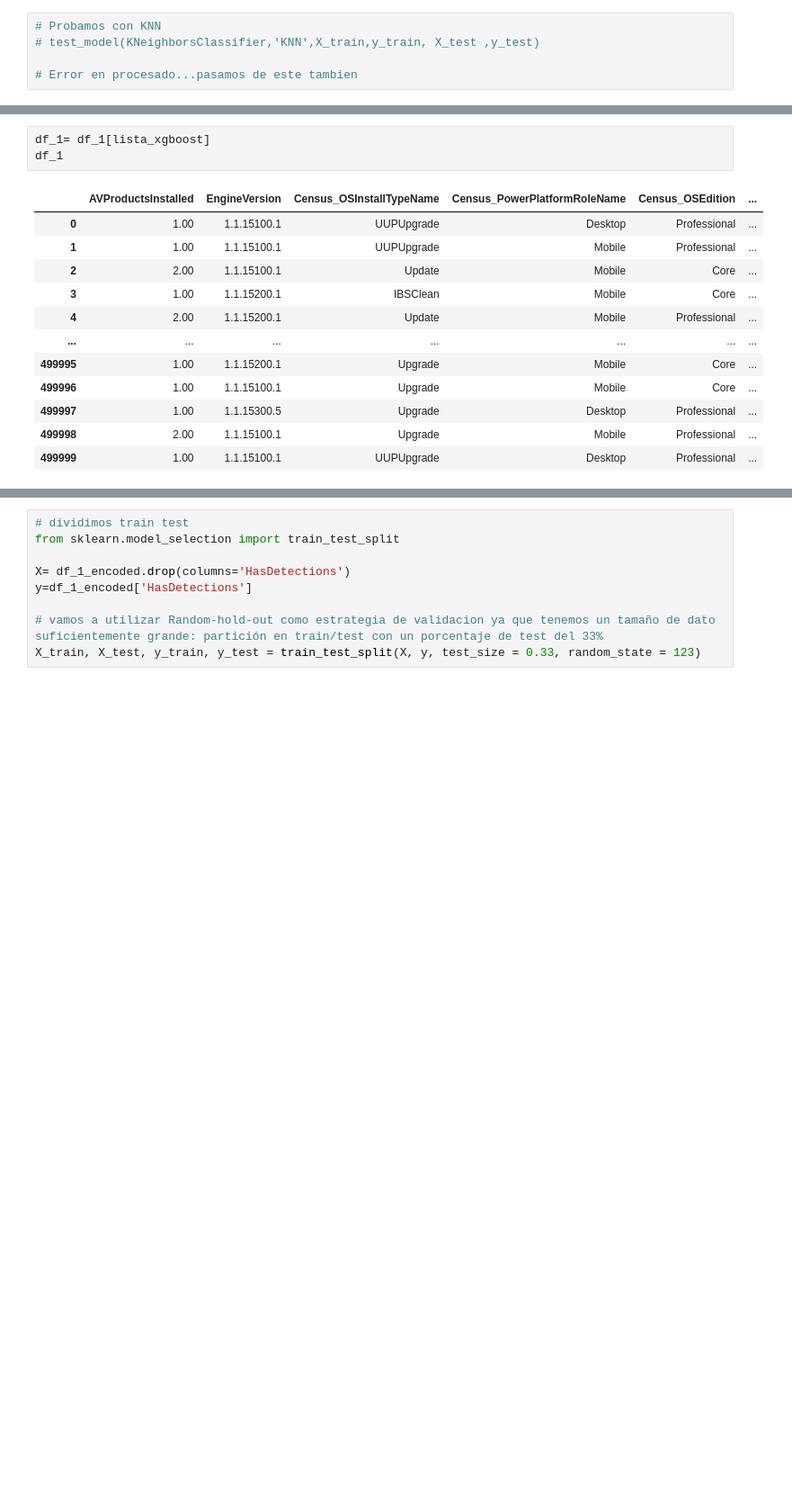
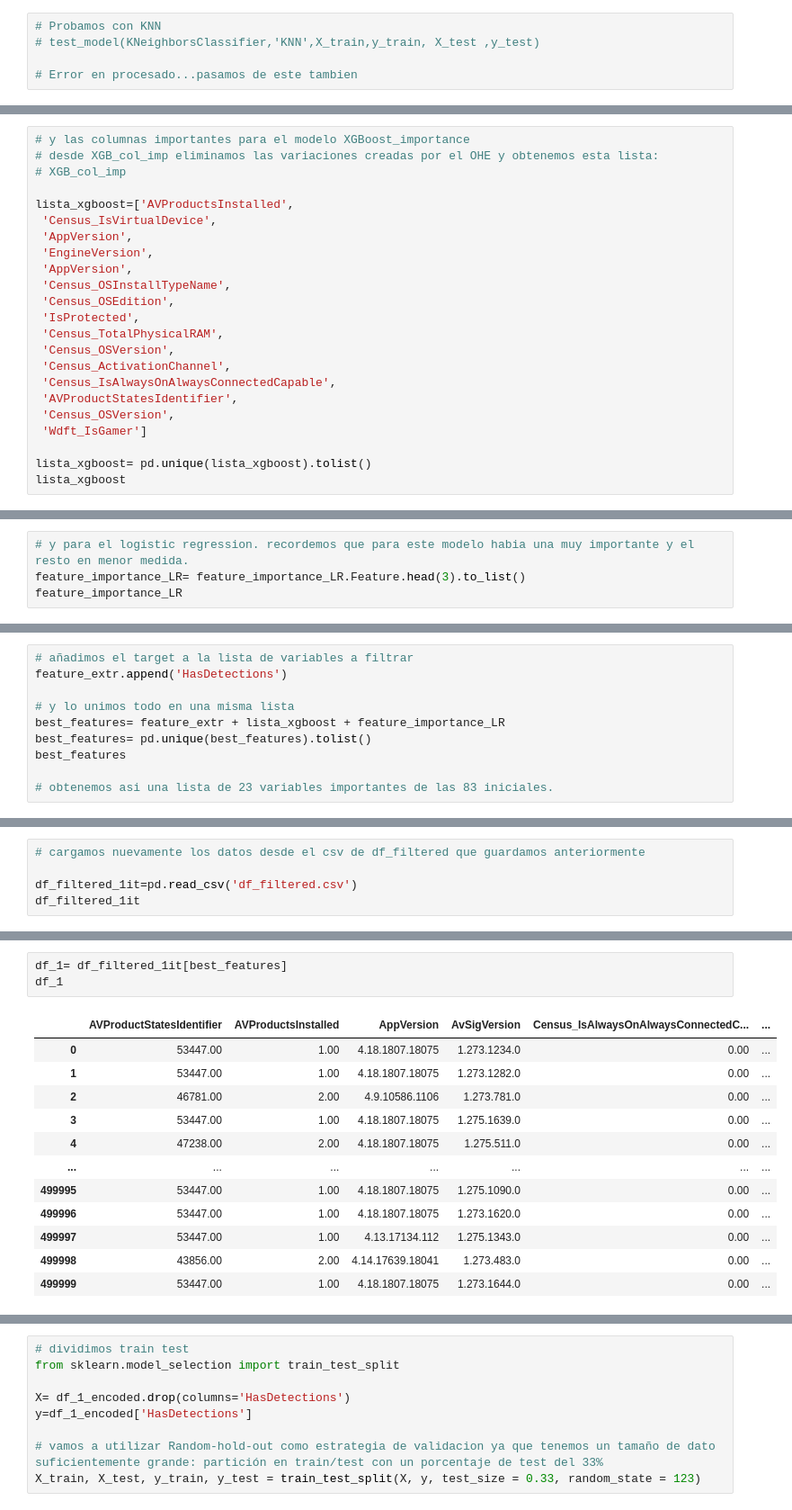
Before and after one commit to alejosilvestre/Portfolio, a Jupyter notebook: machine_learning_classification/porfolio_Machine_Learning_Malware_Prediction_classifier.ipynb, the cells around one changed output, grey strips where cells are left out. Shown at 90% size. Cells and saved outputs as stored; diff of their text form; blank space fills up the shorter version.

```diff
--- a/machine_learning_classification/porfolio_Machine_Learning_Malware_Prediction_classifier.ipynb
+++ b/machine_learning_classification/porfolio_Machine_Learning_Malware_Prediction_classifier.ipynb
@@ -1743,0 +1617,23 @@ lista_xgboost= ['AVProductsInstalled',
+# %%
+# y las columnas importantes para el modelo XGBoost_importance
+# desde XGB_col_imp eliminamos las variaciones creadas por el OHE y obtenemos esta lista:
+# XGB_col_imp
+
+lista_xgboost=['AVProductsInstalled',
+ 'Census_IsVirtualDevice',
+ 'AppVersion',
+ 'EngineVersion',
+ 'AppVersion',
+ 'Census_OSInstallTypeName',
+ 'Census_OSEdition',
+ 'IsProtected',
+ 'Census_TotalPhysicalRAM',
+ 'Census_OSVersion',
+ 'Census_ActivationChannel',
+ 'Census_IsAlwaysOnAlwaysConnectedCapable',
+ 'AVProductStatesIdentifier',
+ 'Census_OSVersion',
+ 'Wdft_IsGamer']
+
+lista_xgboost= pd.unique(lista_xgboost).tolist()
+lista_xgboost
@@ -1743,0 +1654,4 @@ lista_xgboost= ['AVProductsInstalled',
+# %%
+# y para el logistic regression. recordemos que para este modelo habia una muy importante y el resto en menor medida.
+feature_importance_LR= feature_importance_LR.Feature.head(3).to_list()
+feature_importance_LR
@@ -1743,0 +1662,10 @@ lista_xgboost= ['AVProductsInstalled',
+# %%
+# añadimos el target a la lista de variables a filtrar
+feature_extr.append('HasDetections')
+
+# y lo unimos todo en una misma lista
+best_features= feature_extr + lista_xgboost + feature_importance_LR
+best_features= pd.unique(best_features).tolist()
+best_features
+
+# obtenemos asi una lista de 23 variables importantes de las 83 iniciales.
@@ -1743,0 +1690,5 @@ lista_xgboost= ['AVProductsInstalled',
+# %%
+# cargamos nuevamente los datos desde el csv de df_filtered que guardamos anteriormente
+
+df_filtered_1it=pd.read_csv('df_filtered.csv')
+df_filtered_1it
@@ -1744,16 +1709,16 @@ lista_xgboost= ['AVProductsInstalled',
 # %%
-df_1= df_1[lista_xgboost]
+df_1= df_filtered_1it[best_features]
 df_1
 # %% [output]
-|  | AVProductsInstalled | EngineVersion | Census_OSInstallTypeName | Census_PowerPlatformRoleName | Census_OSEdition | ... |
-| 0 | 1.00 | 1.1.15100.1 | UUPUpgrade | Desktop | Professional | ... |
-| 1 | 1.00 | 1.1.15100.1 | UUPUpgrade | Mobile | Professional | ... |
-| 2 | 2.00 | 1.1.15100.1 | Update | Mobile | Core | ... |
-| 3 | 1.00 | 1.1.15200.1 | IBSClean | Mobile | Core | ... |
-| 4 | 2.00 | 1.1.15200.1 | Update | Mobile | Professional | ... |
+|  | AVProductStatesIdentifier | AVProductsInstalled | AppVersion | AvSigVersion | Census_IsAlwaysOnAlwaysConnectedC... | ... |
+| 0 | 53447.00 | 1.00 | 4.18.1807.18075 | 1.273.1234.0 | 0.00 | ... |
+| 1 | 53447.00 | 1.00 | 4.18.1807.18075 | 1.273.1282.0 | 0.00 | ... |
+| 2 | 46781.00 | 2.00 | 4.9.10586.1106 | 1.273.781.0 | 0.00 | ... |
+| 3 | 53447.00 | 1.00 | 4.18.1807.18075 | 1.275.1639.0 | 0.00 | ... |
+| 4 | 47238.00 | 2.00 | 4.18.1807.18075 | 1.275.511.0 | 0.00 | ... |
 | ... | ... | ... | ... | ... | ... | ... |
-| 499995 | 1.00 | 1.1.15200.1 | Upgrade | Mobile | Core | ... |
-| 499996 | 1.00 | 1.1.15100.1 | Upgrade | Mobile | Core | ... |
-| 499997 | 1.00 | 1.1.15300.5 | Upgrade | Desktop | Professional | ... |
-| 499998 | 2.00 | 1.1.15100.1 | Upgrade | Mobile | Professional | ... |
-| 499999 | 1.00 | 1.1.15100.1 | UUPUpgrade | Desktop | Professional | ... |
+| 499995 | 53447.00 | 1.00 | 4.18.1807.18075 | 1.275.1090.0 | 0.00 | ... |
+| 499996 | 53447.00 | 1.00 | 4.18.1807.18075 | 1.273.1620.0 | 0.00 | ... |
+| 499997 | 53447.00 | 1.00 | 4.13.17134.112 | 1.275.1343.0 | 0.00 | ... |
+| 499998 | 43856.00 | 2.00 | 4.14.17639.18041 | 1.273.483.0 | 0.00 | ... |
+| 499999 | 53447.00 | 1.00 | 4.18.1807.18075 | 1.273.1644.0 | 0.00 | ... |
```
Also changed, not shown: parts of 114 cells of this notebook, 5 other files.
